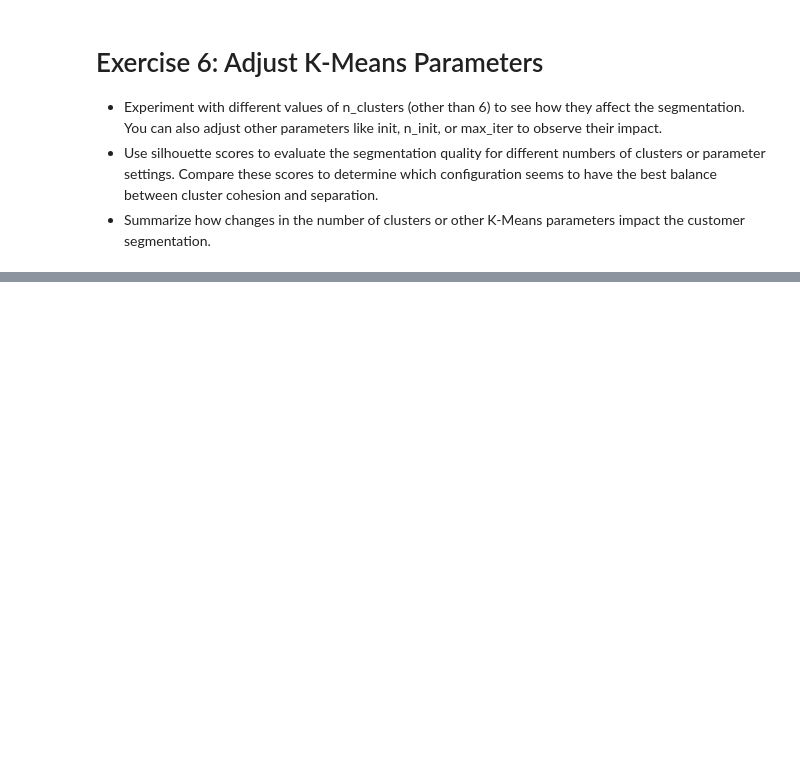
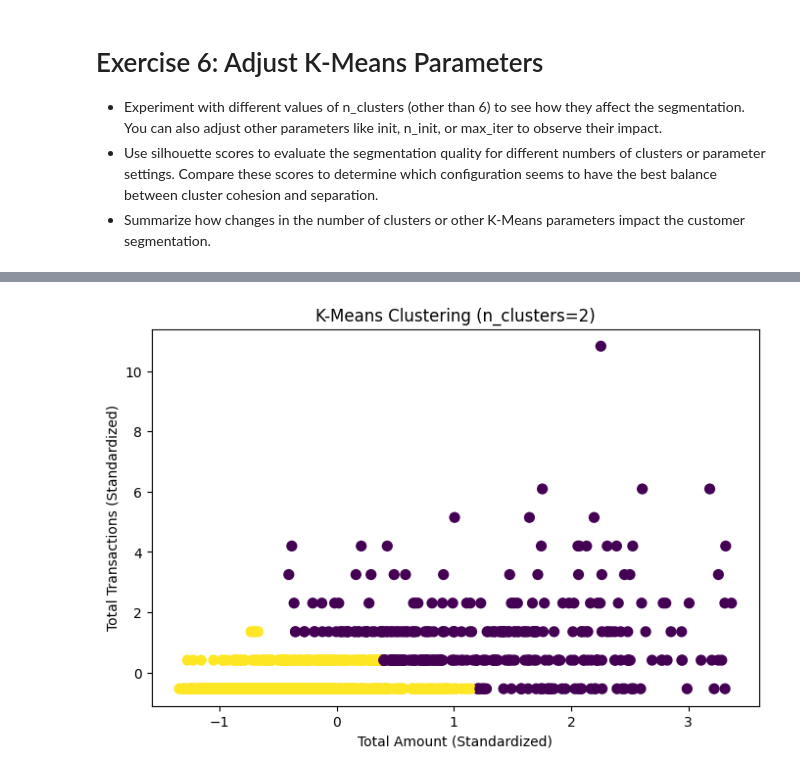
Before and after one commit to Y-YHat/gen_ai_course, a Jupyter notebook: 5. Unsupervised Learning - Clustering.ipynb, the cells around one changed output, grey strips where cells are left out. Saved outputs shown, nothing was run; the diff lists cells and outputs as text; code cells hidden in the pictures; blank space fills up the shorter version.

```diff
--- a/5. Unsupervised Learning - Clustering.ipynb
+++ b/5. Unsupervised Learning - Clustering.ipynb
@@ -482,0 +578,79 @@ plt.show()
+# %%
+# Write your code here
+
+from sklearn.cluster import KMeans
+from sklearn.metrics import silhouette_score
+import matplotlib.pyplot as plt
+import numpy as np
+
+# Step 4: Data Preprocessing
+df_cleaned = df.dropna(subset=['CustomerID'])
+df_cleaned = df_cleaned[(df_cleaned['Quantity'] >= 0) & (df_cleaned['UnitPrice'] >= 0)]
+columns_to_drop = ['StockCode', 'InvoiceDate', 'Description', 'Country']
+df_cleaned = df_cleaned.drop(columns=columns_to_drop)
+
+# Step 5: Feature Engineering
+df_cleaned['Amount'] = df_cleaned['Quantity'] * df_cleaned['UnitPrice']
+df_total_amount = df_cleaned.groupby('CustomerID')['Amount'].sum().reset_index()
+df_total_amount.rename(columns={'Amount': 'TotalAmount'}, inplace=True)
+df_total_transactions = df_cleaned.groupby('CustomerID')['InvoiceNo'].nunique().reset_index()
+df_total_transactions.rename(columns={'InvoiceNo': 'TotalTransactions'}, inplace=True)
+df_segmentation = pd.merge(df_total_amount, df_total_transactions, on='CustomerID')
+
+# Step 6: Checking for Outliers
+df_segmentation.drop('CustomerID', axis=1, inplace=True)
+# plt.figure(figsize=(8, 5))
+# plt.boxplot([df_segmentation['TotalAmount'], df_segmentation['TotalTransactions']], labels=['TotalAmount', 'TotalTransactions'])
+# plt.title('Box Plot of TotalAmount and TotalTransactions')
+# plt.ylabel('Values')
+# plt.show()
+
+# Step 7: Removing Outliers from TotalAmount column
+Q1 = df_segmentation['TotalAmount'].quantile(0.25)
+Q3 = df_segmentation['TotalAmount'].quantile(0.75)
+IQR = Q3 - Q1
+lower_bound = Q1 - 1.5 * IQR
+upper_bound = Q3 + 1.5 * IQR
+df_segmentation = df_segmentation[(df_segmentation['TotalAmount'] >= lower_bound) & (df_segmentation['TotalAmount'] <= upper_bound)]
+print("Shape of DataFrame after removing outliers:", df_segmentation.shape)
+
+scaler = StandardScaler()
+df_scaled = scaler.fit_transform(df_segmentation)
+df_scaled = pd.DataFrame(df_scaled, columns=df_segmentation.columns)
+
+
+# Experiment with different values of n_clusters
+n_clusters_list = [2, 3, 4, 5, 7, 8, 9, 10]
+
+silhouette_scores = []
+
+for n_clusters in n_clusters_list:
+    kmeans_model = KMeans(n_clusters=n_clusters, random_state=42)
+    kmeans_model.fit(df_scaled)
+    labels = kmeans_model.labels_
+
+    # Calculate silhouette score
+    silhouette_avg = silhouette_score(df_scaled, labels)
+    silhouette_scores.append(silhouette_avg)
+
+    # Visualize the clustering results
+    plt.figure(figsize=(8, 5))
+    plt.scatter(df_scaled['TotalAmount'], df_scaled['TotalTransactions'], c=labels, cmap='viridis', s=50)
+    plt.title(f'K-Means Clustering (n_clusters={n_clusters})')
+    plt.xlabel('Total Amount (Standardized)')
+    plt.ylabel('Total Transactions (Standardized)')
+    plt.show()
+
+# Plot silhouette scores
+plt.figure(figsize=(8, 5))
+plt.plot(n_clusters_list, silhouette_scores, marker='o')
+plt.xlabel('Number of Clusters (K)')
+plt.ylabel('Average Silhouette Score')
+plt.title('Silhouette Scores for Different Numbers of Clusters')
+plt.grid(True)
+plt.show()
+
+# Summarize the impact of changes in the number of clusters
+best_n_clusters = n_clusters_list[np.argmax(silhouette_scores)]
+print(f"The best number of clusters based on silhouette score: {best_n_clusters}")
+# %% [output]
@@ -482,0 +658 @@ plt.show()
+[figure, added]
```
Also changed, not shown: parts of 5 cells of this notebook.
